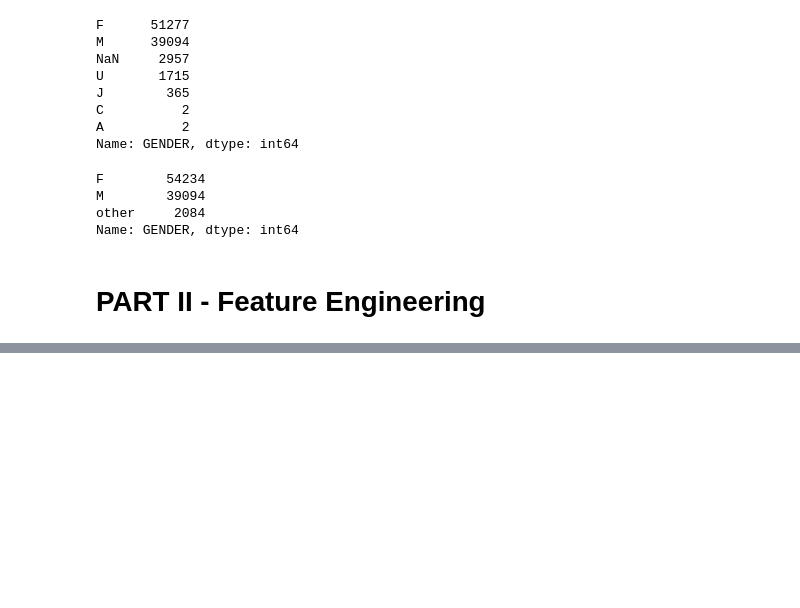
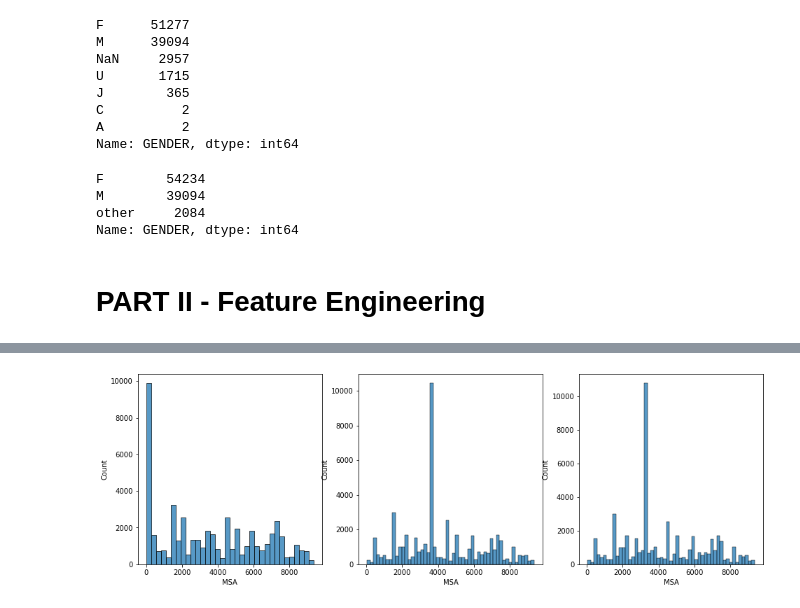
Before and after one commit to audedef/lab_feature_engineering, a Jupyter notebook: Lab_Feature_Engineering.ipynb, the cells around one changed output, grey strips where cells are left out. Cells and saved outputs as stored; diff of their text form; code cells hidden in the pictures; blank space fills up the shorter version.

```diff
--- a/Lab_Feature_Engineering.ipynb
+++ b/Lab_Feature_Engineering.ipynb
@@ -308,0 +515,9 @@ Name: GENDER, dtype: int64
+# %%
+# We could replace the 0 values by the mean or median
+fig, ax = plt.subplots(1,3,figsize=(16,5))
+sns.histplot(numerical['MSA'], ax = ax[0])
+sns.histplot(numerical["MSA"].replace(0.0, np.mean(numerical['MSA'])), ax = ax[1])
+sns.histplot(numerical['MSA'].replace(0.0, np.median(numerical['MSA'])),ax = ax[2])
+plt.show()
+# %% [output]
+[figure, added]
```
Also changed, not shown: parts of 26 cells of this notebook.
